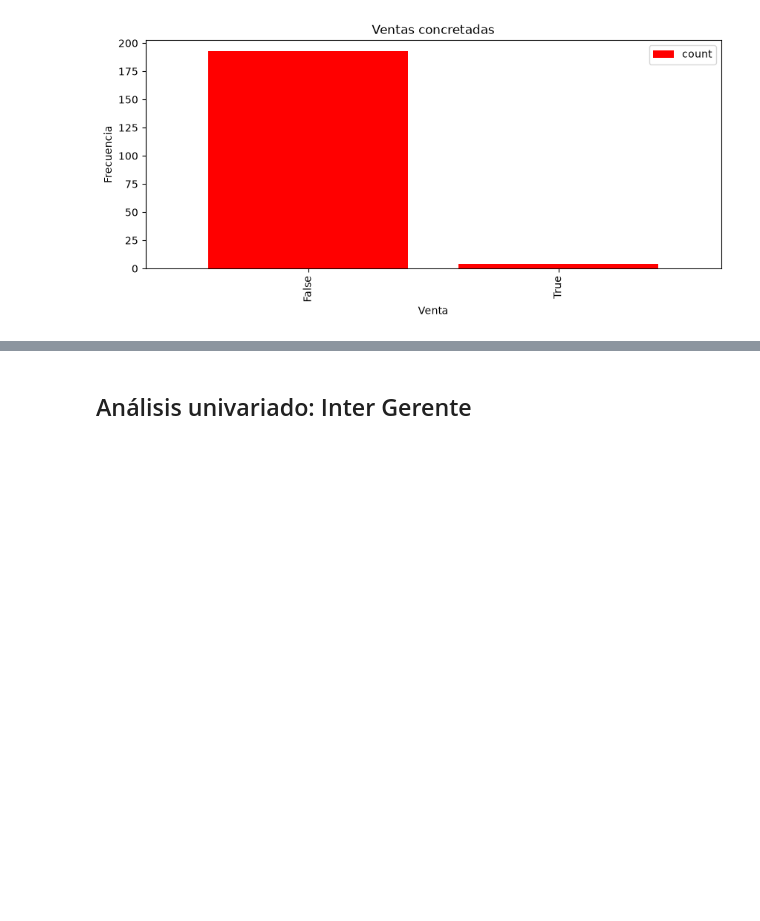
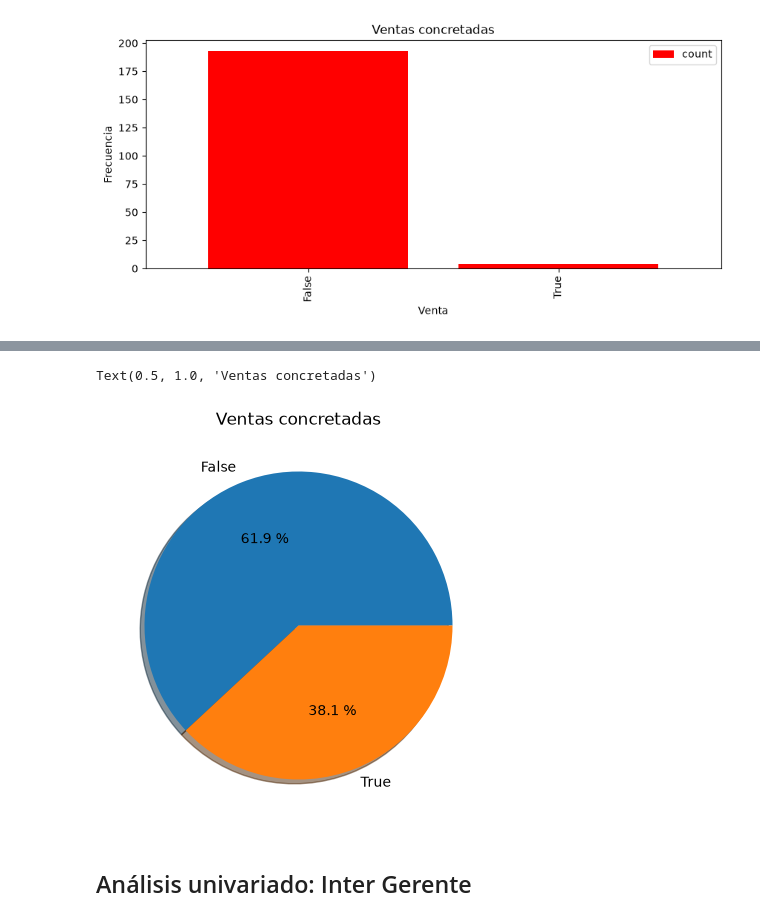
Before and after one commit to michellhuertamz/EXTRACCI-N_CARACTERISTICAS, a Jupyter notebook: Actividad 4.1/Analisis_Univariado_Bitacora_de_Piso.ipynb, the cells around one changed output, grey strips where cells are left out. Drawn from its saved outputs; the diff is of its cells as text; code cells hidden in the pictures; blank space fills up the shorter version.

Commit message:
Creado desde Visual

```diff
--- a/Actividad 4.1/Analisis_Univariado_Bitacora_de_Piso.ipynb
+++ b/Actividad 4.1/Analisis_Univariado_Bitacora_de_Piso.ipynb
@@ -78,3 +87,10 @@ Text(0, 0.5, 'Frecuencia')
+# %%
+#Realizamos grafico de pastel del dataframe filtrado
+Filtro_index["count"].plot(kind='pie', figsize=(10,5), shadow=True, autopct="%0.1f %%")
+plt.title('Ventas concretadas')
+# %% [output]
+Text(0.5, 1.0, 'Ventas concretadas')
+[figure, added]
 # %% [markdown]
 ## Análisis univariado: Inter Gerente
 # %%
```
Also changed, not shown: parts of 1 cell of this notebook, 9 other files.
